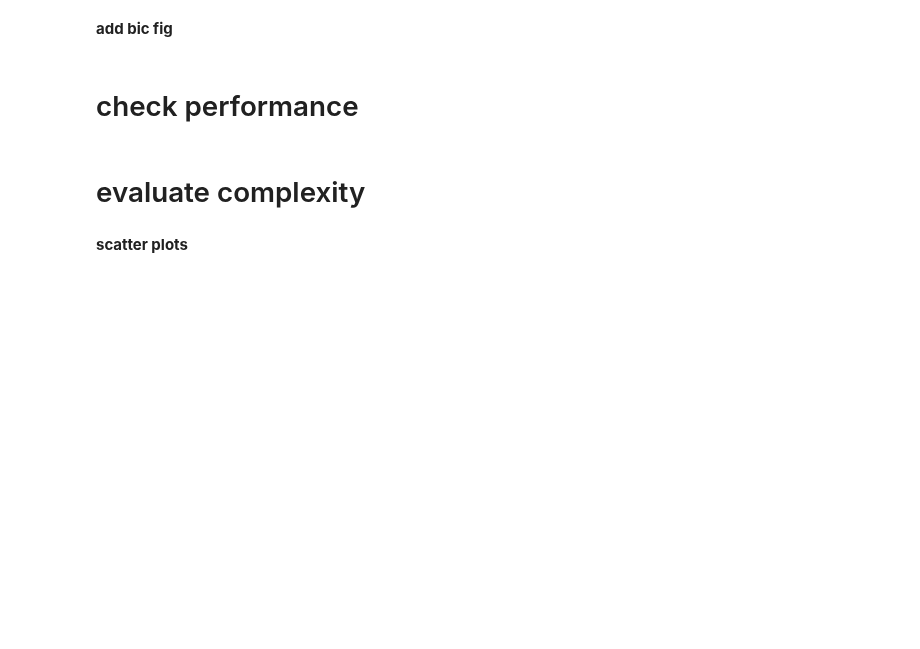
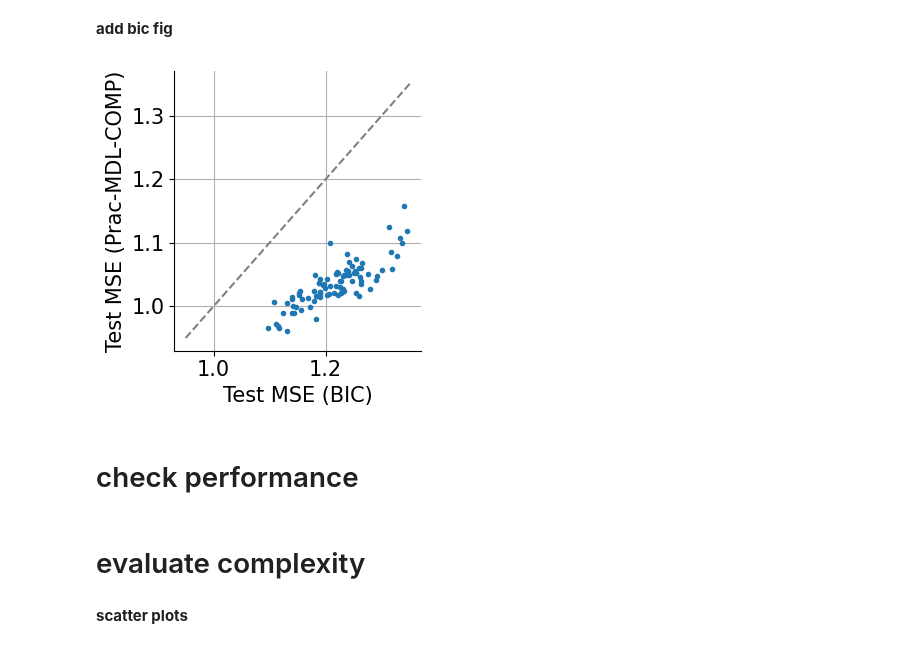
Before and after one commit to csinva/mdl-complexity, a Jupyter notebook: fmri/analyze_fmri.ipynb, the cells around one changed output. Drawn from its saved outputs; the diff is of its cells as text; code cells hidden in the pictures; blank space fills up the shorter version.

```diff
--- a/fmri/analyze_fmri.ipynb
+++ b/fmri/analyze_fmri.ipynb
@@ -99,18 +99,24 @@ plt.show()
 # %%
 # load bic
 save_dir_bic = oj(out_dir, 'jun7_baselines_bic')
 fnames = sorted([fname for fname in os.listdir(save_dir_bic)])
 results_list = [pd.Series(pkl.load(open(oj(save_dir_bic, fname), "rb"))) for fname in tqdm(fnames)]
 results = pd.concat(results_list, axis=1).T.infer_objects()
 
 # merge bic results
 r_merge = r[['mse_test', 'mse_test_mdl', 'idx']]
 merged = pd.merge(r_merge, results, on='idx')
+
+# make plot
+plt.figure(figsize=(3.6, 3.8))
 plt.plot(merged['bic_mse'], merged['mse_test_mdl'], '.')
-plt.plot([0.95, 1.2], [0.95, 1.2], color='gray', linestyle='--')
+plt.plot([0.95, 1.35], [0.95, 1.35], color='gray', linestyle='--')
 plt.ylabel('Test MSE (Prac-MDL-COMP)')
-plt.xlabel('Test MSE (Ridge-CV)')
+plt.xlabel('Test MSE (BIC)')
 plt.grid()
+plt.savefig('../reports/bic_fmri.pdf')
+# %% [output]
+[figure, added]
 # %% [markdown]
 # check performance
 # %%
```
Also changed, not shown: parts of 2 cells of this notebook, 1 other file.
